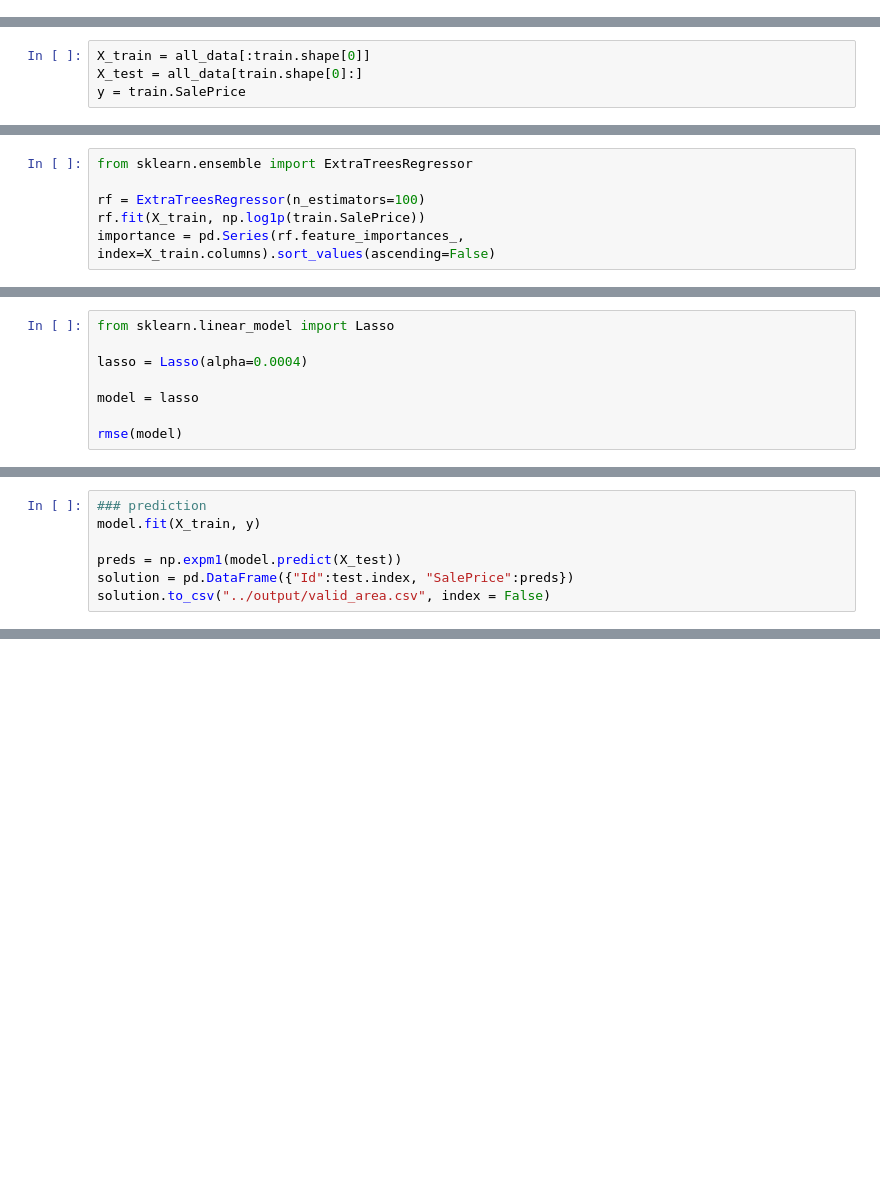
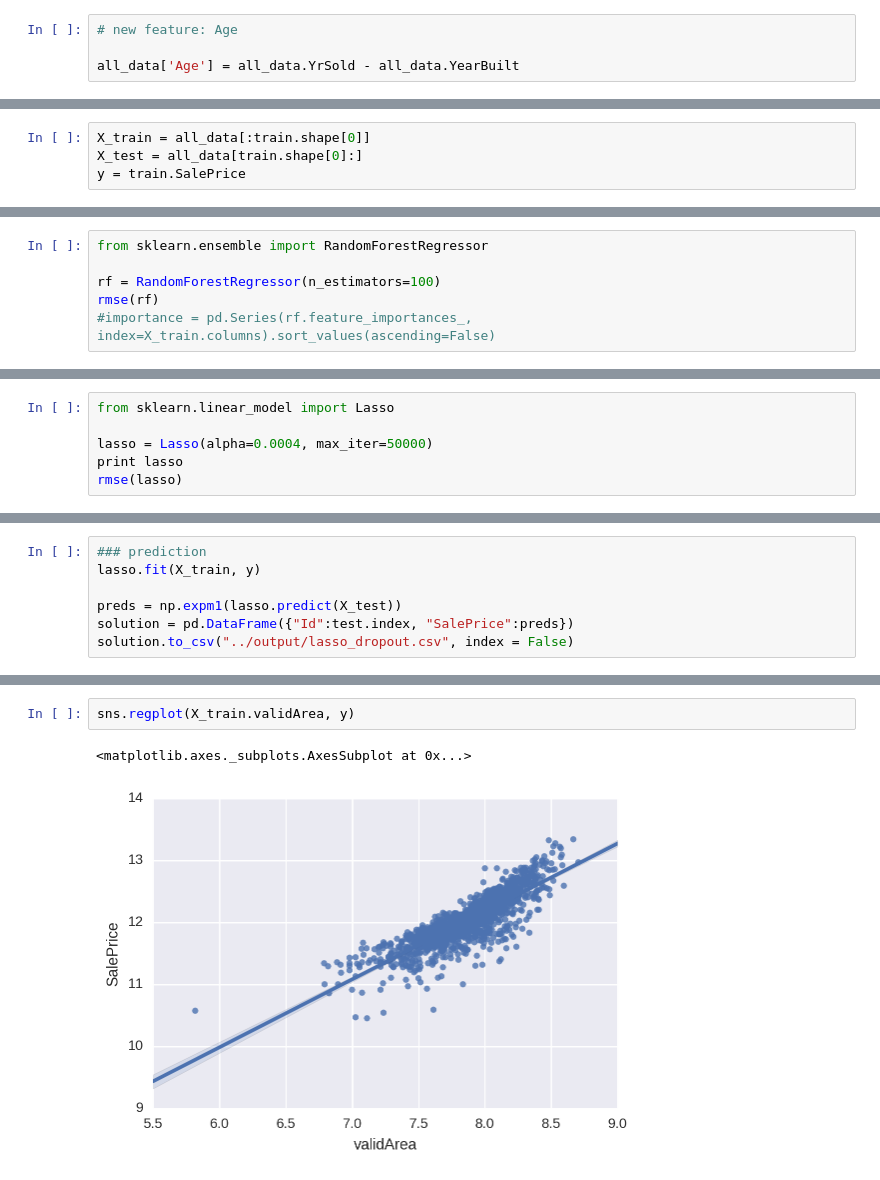
Before and after one commit to princewang1994/Kaggle, a Jupyter notebook: house_price/code/new_feature.ipynb, the cells around one changed output, grey strips where cells are left out. Drawn from its saved outputs; the diff is of its cells as text; blank space fills up the shorter version.

```diff
--- a/house_price/code/new_feature.ipynb
+++ b/house_price/code/new_feature.ipynb
@@ -38,3 +47,7 @@ all_data[cond] = all_data[cond].apply(lambda x : x.map(grade))
+# %%
+# new feature: Age
+
+all_data['Age'] = all_data.YrSold - all_data.YearBuilt
 # %%
 numeric_feats = all_data.dtypes[all_data.dtypes != "object"].index
 
@@ -77,6 +90,6 @@ memory usage: 3.2 MB
 # %%
-from sklearn.ensemble import ExtraTreesRegressor
+from sklearn.ensemble import RandomForestRegressor
 
-rf = ExtraTreesRegressor(n_estimators=100)
-rf.fit(X_train, np.log1p(train.SalePrice))
-importance = pd.Series(rf.feature_importances_, index=X_train.columns).sort_values(ascending=False)
+rf = RandomForestRegressor(n_estimators=100)
+rmse(rf)
+#importance = pd.Series(rf.feature_importances_, index=X_train.columns).sort_values(ascending=False)
@@ -83,9 +98,7 @@ importance = pd.Series(rf.feature_importances_, index=X_train.columns).sort_valu
 # %%
 from sklearn.linear_model import Lasso
 
-lasso = Lasso(alpha=0.0004)
-
-model = lasso
-
-rmse(model)
+lasso = Lasso(alpha=0.0004, max_iter=50000)
+print lasso
+rmse(lasso)
 # %% [output]
@@ -132,7 +162,7 @@ Int64Index([1461, 1462, 1463, 1464, 1465, 1466, 1467, 1468, 1469, 1470,
 # %%
 ### prediction
-model.fit(X_train, y)
+lasso.fit(X_train, y)
 
-preds = np.expm1(model.predict(X_test))
+preds = np.expm1(lasso.predict(X_test))
 solution = pd.DataFrame({"Id":test.index, "SalePrice":preds})
-solution.to_csv("../output/valid_area.csv", index = False)
+solution.to_csv("../output/lasso_dropout.csv", index = False)
@@ -158,0 +189,5 @@ Name: Cond_Qual_score, dtype: int64
+# %%
+sns.regplot(X_train.validArea, y)
+# %% [output]
+<matplotlib.axes._subplots.AxesSubplot at 0x...>
+[figure, added]
```
Also changed, not shown: parts of 16 cells of this notebook, 5 other files.
